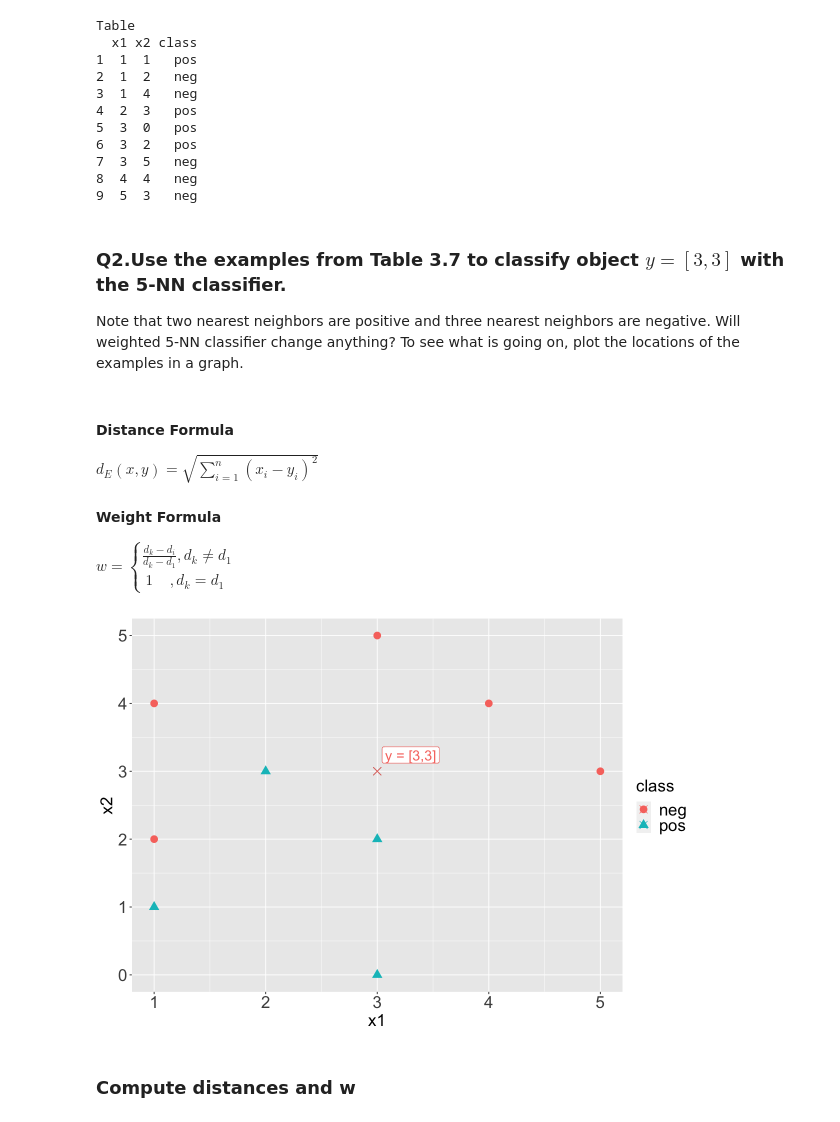
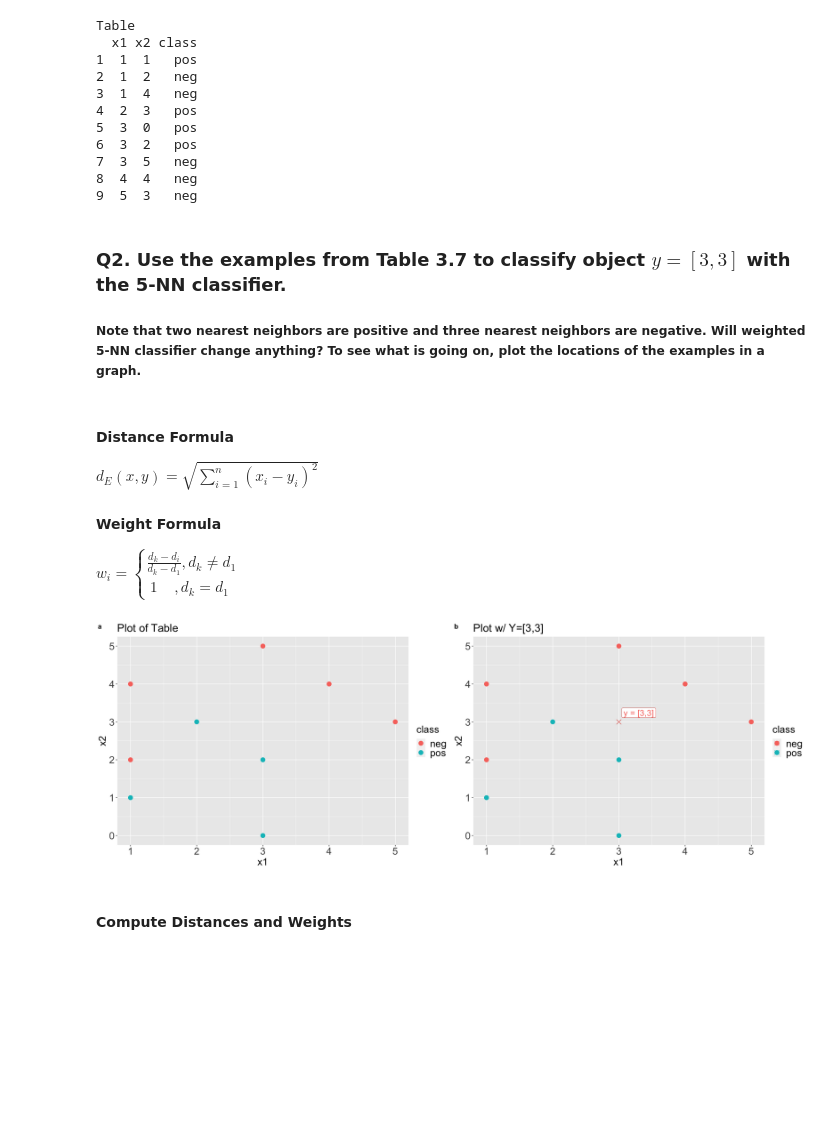
Before and after one commit to frank8922/ECE548, a Jupyter notebook: HW Assignments/HW3/HW3.ipynb, the cells around one changed output. Cells and saved outputs as stored; diff of their text form; code cells hidden in the pictures; blank space fills up the shorter version.

```diff
--- a/HW Assignments/HW3/HW3.ipynb
+++ b/HW Assignments/HW3/HW3.ipynb
@@ -5,14 +5,18 @@
 # import libraries
 require(dplyr)
 require(ggplot2)
+require(ggalt)
+require(cowplot)
+require(tibble)
 # plotting options
 pltTheme = theme(
     axis.text=element_text(size=20),
     axis.title=element_text(size=20),
     legend.title=element_text(size=20),
-    legend.text=element_text(size=20))
-#plot options
-options(repr.plot.width=10)
+    legend.text=element_text(size=20),
+    plot.title = element_text(size=22))
+# plot options
+options(repr.plot.width=20)
 
 # attribute vectors
 x1 <- c(1,1,1,2,3,3,3,4,5)
@@ -38,23 +42,35 @@ Table
 8  4  4   neg
 9  5  3   neg
 # %% [markdown]
-### Q2.Use the examples from Table 3.7 to classify object $y = [3,3]$ with the 5-NN classifier.
-Note that two nearest neighbors are positive and three nearest
-neighbors are negative. Will weighted 5-NN classifier change anything? To see
-what is going on, plot the locations of the examples in a graph.
+### Q2. Use the examples from Table 3.7 to classify object $y = [3,3]$ with the 5-NN classifier.
+##### Note that two nearest neighbors are positive and three nearest neighbors are negative. Will weighted 5-NN classifier change anything? To see what is going on, plot the locations of the examples in a graph.
 # %% [markdown]
 #### Distance Formula
 $d_{E}(x,y)=\sqrt{\sum_{i=1}^{n}(x_i - y_i )^{2}}$
 #### Weight Formula
-$w = \begin{cases} \frac{d_k - d_i}{d_k - d_1},d_k \neq d_1\\ \ 1 \ \ \ \ \ ,d_k = d_1 \end{cases}$
+$w_i = \begin{cases} \frac{d_k - d_i}{d_k - d_1},d_k \neq d_1\\ \ 1 \ \ \ \ \ ,d_k = d_1 \end{cases}$
 # %%
 # plot table
-ggplot(df,aes(x1,x2,color = class,shape=class))+
-geom_point(size = 4)+
+# create baseplot
+baseplt <- ggplot(df,aes(x1,x2,color=class))+
+geom_point(size=4)
+# create plot1
+plt1 <- baseplt+
+# add options to plot1
+ggtitle("Plot of Table")+
+# add theme
+pltTheme
+# create plt2 using plot1
+plt2 <- baseplt+
+ggtitle("Plot w/ Y=[3,3]")+
+# add point y=[3,3] to plot2
 geom_point(x=3,y=3,shape=4,size=4)+
+# label point [3,3]
 geom_label(x=3.30,y=3.24,label='y = [3,3]',size = 6,show.legend=FALSE)+
 pltTheme
+# arrange side by side
+plot_grid(plt1,plt2,labels='auto')
 # %% [output]
-[figure, old version]
+[figure, new version]
 # %% [markdown]
-### Compute distances and w
+#### Compute Distances and Weights
```
Also changed, not shown: parts of 6 cells of this notebook.
